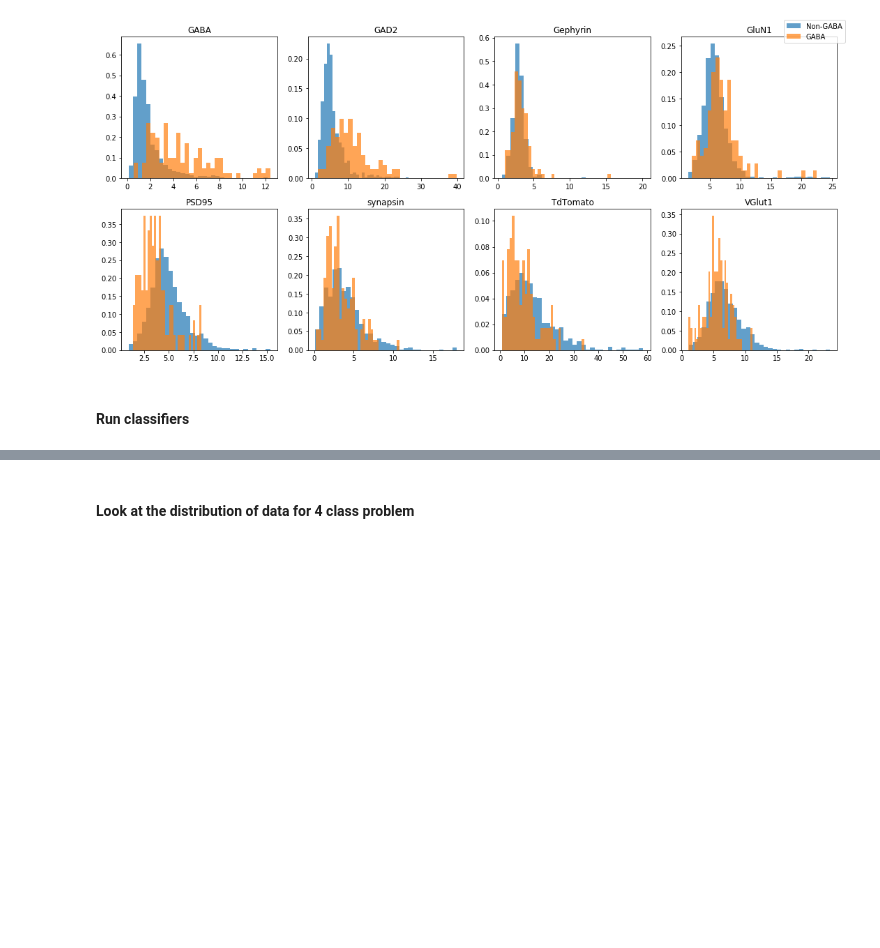
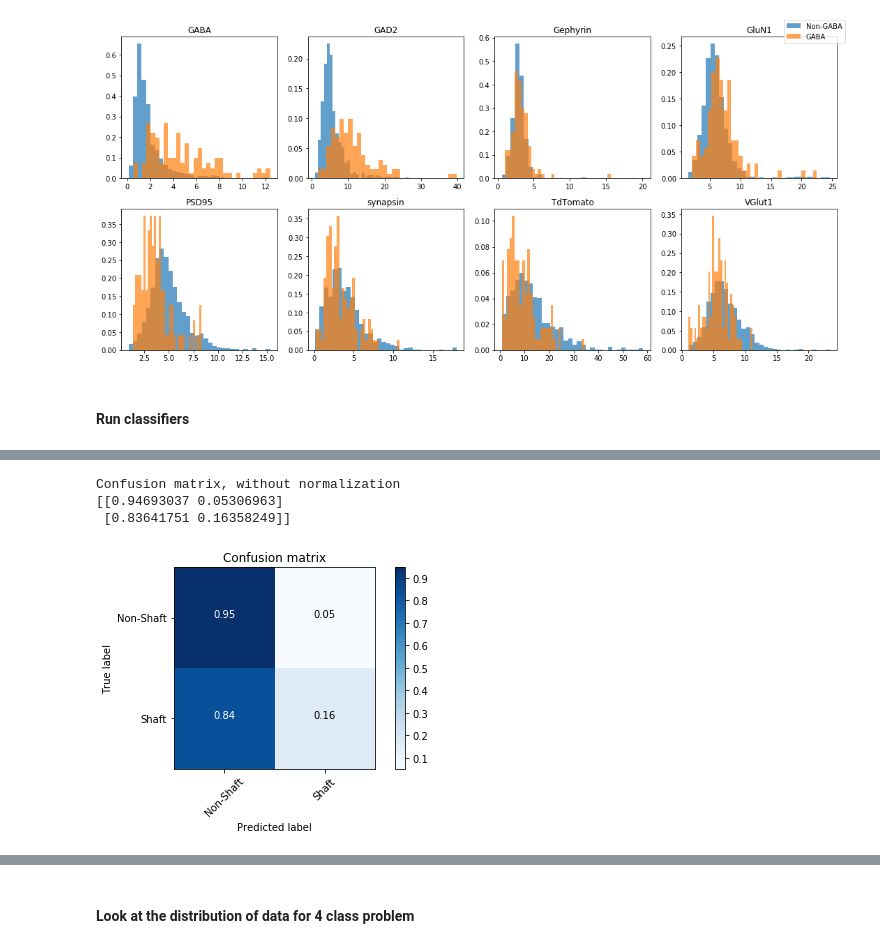
Before and after one commit to zainebrahim/nomads, a Jupyter notebook: source/j1c/classifier/feature_classification.ipynb, the cells around one changed output, grey strips where cells are left out. Saved outputs shown, nothing was run; the diff lists cells and outputs as text; code cells hidden in the pictures; blank space fills up the shorter version.

```diff
--- a/source/j1c/classifier/feature_classification.ipynb
+++ b/source/j1c/classifier/feature_classification.ipynb
@@ -103,0 +132,7 @@ Confusion matrix, without normalization
+# %%
+plot_confusion_matrix(lda(X_mean, shaft, normalize=False,  n_repeats=10), classes=labels)
+# %% [output]
+Confusion matrix, without normalization
+[[0.94693037 0.05306963]
+ [0.83641751 0.16358249]]
+[figure, added]
```
Also changed, not shown: parts of 17 cells of this notebook, 2 other files.
